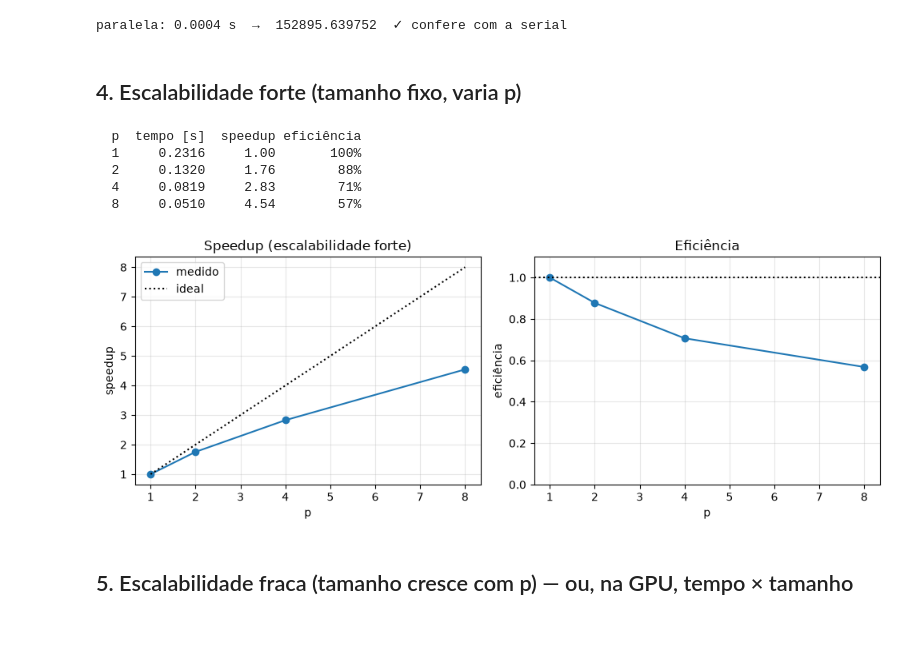
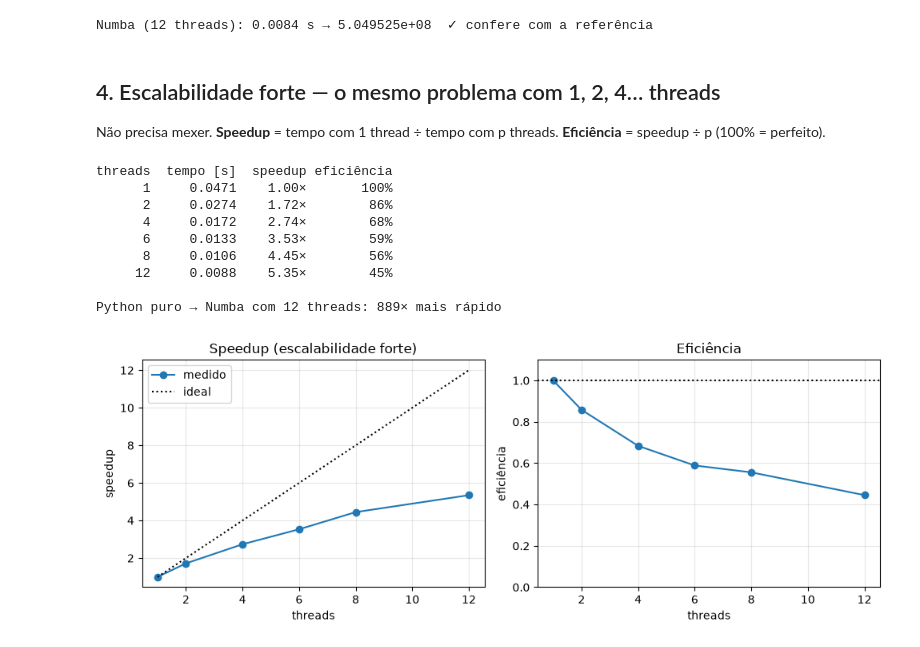
Before and after one commit to LucaswasTaken/Openhardware-hpc, a Jupyter notebook: exercicios/modelo_relatorio.ipynb, the cells around one changed output. Saved outputs shown, nothing was run; the diff lists cells and outputs as text; code cells hidden in the pictures.

```diff
--- a/exercicios/modelo_relatorio.ipynb
+++ b/exercicios/modelo_relatorio.ipynb
@@ -58,48 +80,53 @@ A função recebe `p`, o número de trabalhadores (processos, threads, `n_jobs`
 # %%
-from numba import njit, prange, set_num_threads
+from numba import njit, prange, set_num_threads, get_num_threads
 
 @njit(parallel=True)
-def _kernel(x):
-    s = 0.0
-    for i in prange(x.size):
-        s += abs(np.sin(x[i])) ** 0.5
-    return s
+def acelerada(k, d):                     # ✏️ sua versão Numba (mesmos argumentos de `dados`)
+    u = 0.0
+    for i in prange(k.size):
+        u += 0.5 * k[i] * d[i] * d[i]
+    return u
 
-def paralela(x, p):
-    set_num_threads(p)
-    return _kernel(x)
-
-t, r = medir(paralela, x, os.cpu_count())
-assert np.isclose(r, ref, rtol=1e-9), (r, ref)       # CORREÇÃO: sempre confira com a referência
-print(f"paralela: {t:.4f} s  →  {r:.6f}  ✓ confere com a serial")
+t, r = medir(acelerada, *dados)
+assert np.isclose(r, ref, rtol=1e-9), (r, ref)        # CONFERÊNCIA: rápido e errado vale zero
+print(f"Numba ({get_num_threads()} threads): {t:.4f} s → {r:.6e}  ✓ confere com a referência")
 # %% [output]
-paralela: 0.0004 s  →  152895.639752  ✓ confere com a serial
+Numba (12 threads): 0.0084 s → 5.049525e+08  ✓ confere com a referência
-# %% [markdown]
-## 4. Escalabilidade forte (tamanho fixo, varia p)
+# %% [markdown]
+## 4. Escalabilidade forte — o mesmo problema com 1, 2, 4… threads
+Não precisa mexer. **Speedup** = tempo com 1 thread ÷ tempo com p threads. **Eficiência** = speedup ÷ p (100% = perfeito).
 # %%
-ps = [p for p in (1, 2, 4, 8, 16, 32) if p <= os.cpu_count()]
-x_forte = np.random.default_rng(1).random(20_000_000) * 100
-T = {p: medir(paralela, x_forte, p)[0] for p in ps}
+P_MAX = get_num_threads()
+ps = sorted({p for p in (1, 2, 4, 6, 8, 12, 16, 24, 32) if p <= P_MAX} | {P_MAX})
+T = {}
+for p in ps:
+    set_num_threads(p)
+    T[p], r = medir(acelerada, *dados)
+    assert np.isclose(r, ref, rtol=1e-9)
+set_num_threads(P_MAX)
 S = {p: T[1] / T[p] for p in ps}
 E = {p: S[p] / p for p in ps}
 
-print(f"{'p':>3} {'tempo [s]':>10} {'speedup':>8} {'eficiência':>10}")
+print(f"{'threads':>7} {'tempo [s]':>10} {'speedup':>8} {'eficiência':>10}")
 for p in ps:
-    print(f"{p:>3} {T[p]:>10.4f} {S[p]:>8.2f} {E[p]:>10.0%}")
+    print(f"{p:>7} {T[p]:>10.4f} {S[p]:>7.2f}× {E[p]:>10.0%}")
+print(f"\nPython puro → Numba com {P_MAX} threads: {t_python / T[P_MAX]:,.0f}× mais rápido")
 
 fig, (a1, a2) = plt.subplots(1, 2, figsize=(10, 3.8))
 a1.plot(ps, [S[p] for p in ps], "o-", label="medido"); a1.plot(ps, ps, "k:", label="ideal")
-a1.set(xlabel="p", ylabel="speedup", title="Speedup (escalabilidade forte)"); a1.legend()
+a1.set(xlabel="threads", ylabel="speedup", title="Speedup (escalabilidade forte)"); a1.legend()
 a2.plot(ps, [E[p] for p in ps], "o-"); a2.axhline(1, color="k", ls=":")
-a2.set(xlabel="p", ylabel="eficiência", ylim=(0, 1.1), title="Eficiência")
+a2.set(xlabel="threads", ylabel="eficiência", ylim=(0, 1.1), title="Eficiência")
 for a in (a1, a2): a.grid(alpha=.3)
 plt.tight_layout(); plt.savefig("escalabilidade_forte.png", dpi=150); plt.show()
 # %% [output]
-  p  tempo [s]  speedup eficiência
-  1     0.2316     1.00       100%
-  2     0.1320     1.76        88%
-  4     0.0819     2.83        71%
-  8     0.0510     4.54        57%
+threads  tempo [s]  speedup eficiência
+      1     0.0471    1.00×       100%
+      2     0.0274    1.72×        86%
+      4     0.0172    2.74×        68%
+      6     0.0133    3.53×        59%
+      8     0.0106    4.45×        56%
+     12     0.0088    5.35×        45%
+
+Python puro → Numba com 12 threads: 889× mais rápido
-[figure, old version]
+[figure, new version]
-# %% [markdown]
-## 5. Escalabilidade fraca (tamanho cresce com p) — ou, na GPU, tempo × tamanho
```
Also changed, not shown: parts of 15 cells of this notebook, 10 other files.
